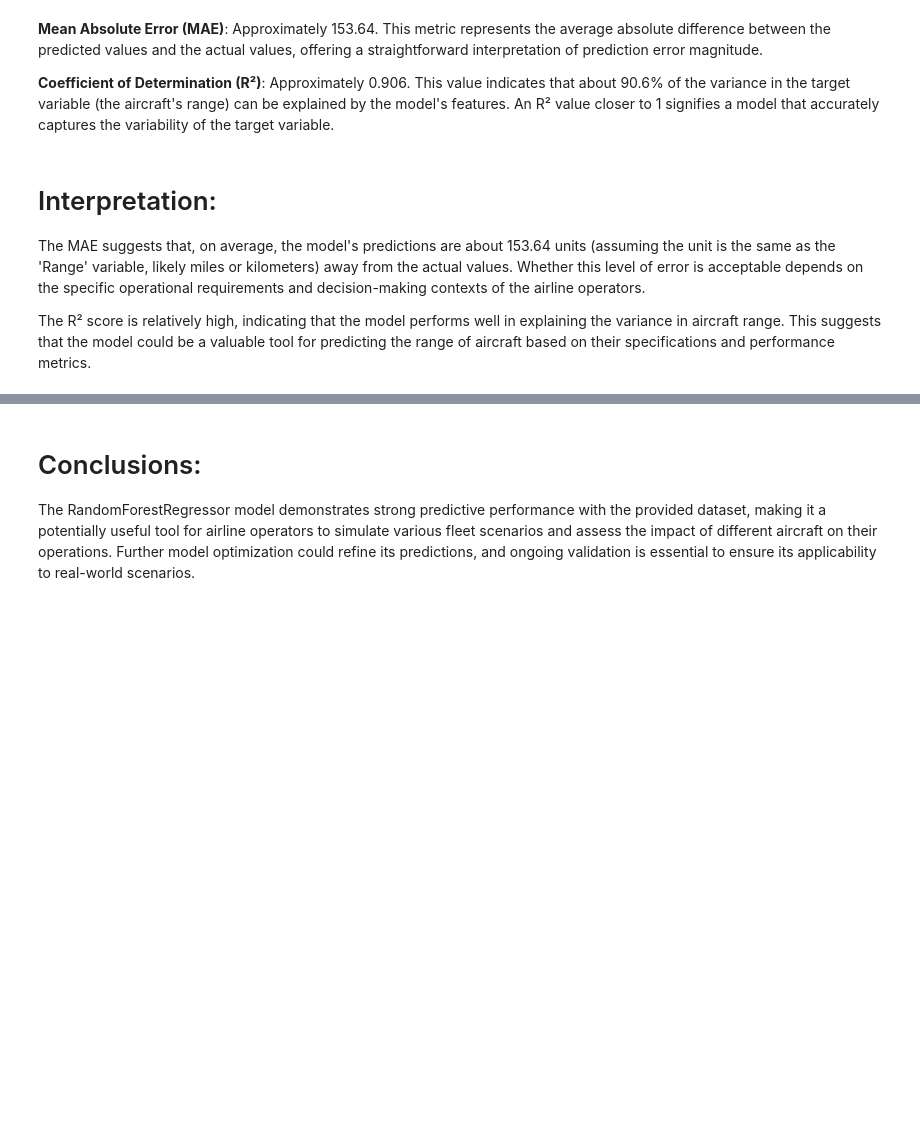
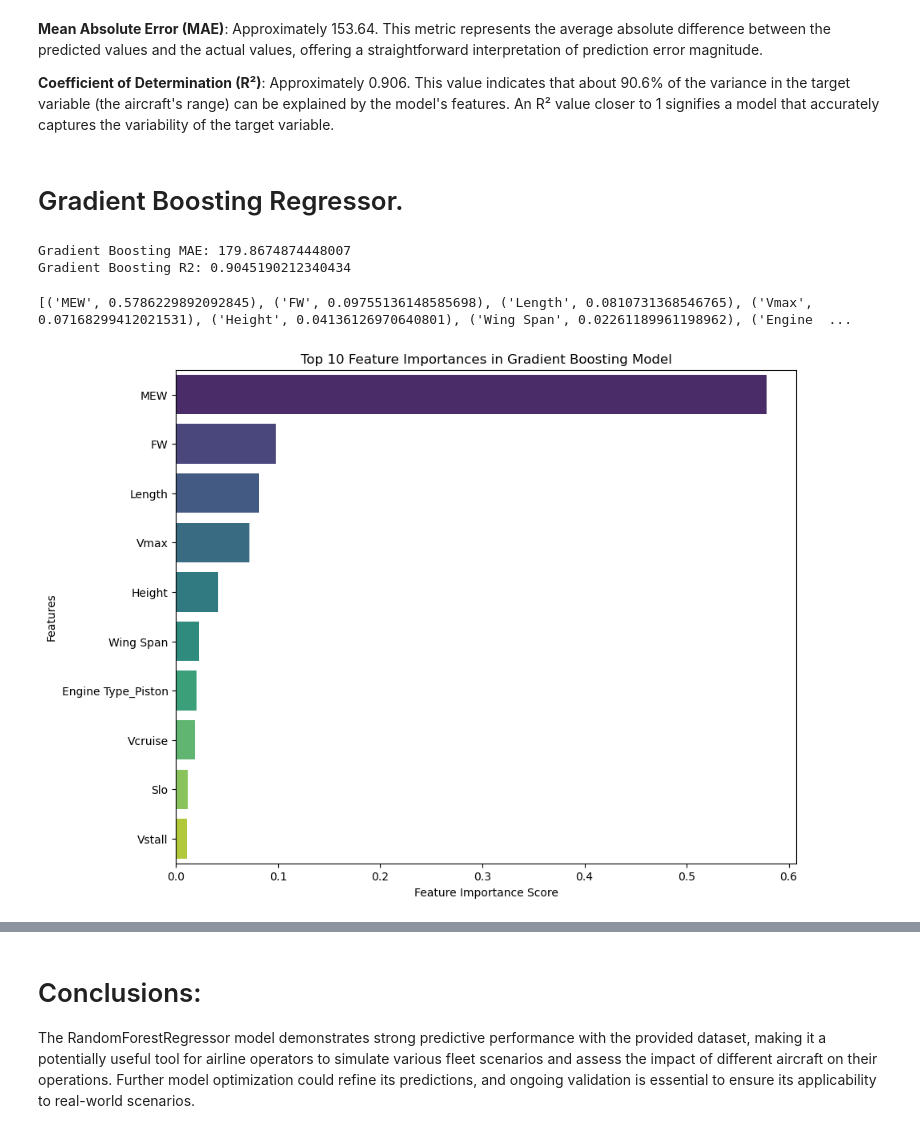
Before and after one commit to offbeatraj/fleet_management, a Jupyter notebook: assignment2-modelling excercise.ipynb, the cells around one changed output, grey strips where cells are left out. Cells and saved outputs as stored; diff of their text form; code cells hidden in the pictures; blank space fills up the shorter version.

```diff
--- a/assignment2-modelling excercise.ipynb
+++ b/assignment2-modelling excercise.ipynb
@@ -373,9 +373,76 @@ mae, r2
 **Mean Absolute Error (MAE)**: Approximately 153.64. This metric represents the average absolute difference between the predicted values and the actual values, offering a straightforward interpretation of prediction error magnitude.
 
 **Coefficient of Determination (R²)**: Approximately 0.906. This value indicates that about 90.6% of the variance in the target variable (the aircraft's range) can be explained by the model's features. An R² value closer to 1 signifies a model that accurately captures the variability of the target variable.
-# %% [markdown]
-# Interpretation:
-
-The MAE suggests that, on average, the model's predictions are about 153.64 units (assuming the unit is the same as the 'Range' variable, likely miles or kilometers) away from the actual values. Whether this level of error is acceptable depends on the specific operational requirements and decision-making contexts of the airline operators.
-
-The R² score is relatively high, indicating that the model performs well in explaining the variance in aircraft range. This suggests that the model could be a valuable tool for predicting the range of aircraft based on their specifications and performance metrics.
+# %% [markdown]
+# Gradient Boosting Regressor.
+# %%
+from sklearn.ensemble import GradientBoostingRegressor
+from sklearn.metrics import mean_absolute_error, r2_score
+
+# Initializing the Gradient Boosting Regressor
+gb_regressor = GradientBoostingRegressor(random_state=42)
+
+# Fitting the model to the training data
+gb_regressor.fit(X_train_prepared, y_train_original)
+
+# Predicting on the test set
+y_pred_gb = gb_regressor.predict(X_test_prepared)
+
+# Calculating evaluation metrics for the Gradient Boosting model
+mae_gb = mean_absolute_error(y_test_original, y_pred_gb)
+r2_gb = r2_score(y_test_original, y_pred_gb)
+
+# Displaying the performance metrics
+print(f"Gradient Boosting MAE: {mae_gb}")
+print(f"Gradient Boosting R2: {r2_gb}")
+# %% [output]
+Gradient Boosting MAE: 179.8674874448007
+Gradient Boosting R2: 0.9045190212340434
+# %%
+# Extracting feature importance from the Gradient Boosting model
+feature_importances_gb = gb_regressor.feature_importances_
+
+# Assuming 'all_feature_names' are defined from the previous RandomForest analysis
+# Mapping feature names with their importance scores
+feature_importance_dict_gb = dict(zip(all_feature_names, feature_importances_gb))
+
+# Sorting features by importance
+sorted_feature_importances_gb = sorted(feature_importance_dict_gb.items(), key=lambda item: item[1], reverse=True)
+
+# Displaying the top 10 most important features for the Gradient Boosting model
+print(sorted_feature_importances_gb[:10])
+# %% [output]
+[('MEW', 0.5786229892092845), ('FW', 0.09755136148585698), ('Length', 0.0810731368546765), ('Vmax', 0.07168299412021531), ('Height', 0.04136126970640801), ('Wing Span', 0.02261189961198962), ('Engine  ...
+# %%
+import matplotlib.pyplot as plt
+import seaborn as sns
+import numpy as np
+
+# Assuming you have 'all_feature_names' from your previous ColumnTransformer and GradientBoostingRegressor as 'gb_regressor'
+
+# Extract feature importances
+feature_importances_gb = gb_regressor.feature_importances_
+
+# Ensure all_feature_names is correctly defined and matches the processed features
+# If all_feature_names is not defined in your context, make sure to reconstruct it from your preprocessor steps
+
+# Combine feature names and their importance scores into a sorted list of tuples
+feature_importance_tuples = list(zip(all_feature_names, feature_importances_gb))
+sorted_feature_importances_gb = sorted(feature_importance_tuples, key=lambda x: x[1], reverse=True)
+
+# Extract the top 10 most important features and their importances
+top_features_gb, top_importances_gb = zip(*sorted_feature_importances_gb[:10])
+
+# Convert the feature names and importances to lists for easier handling by seaborn
+top_features_gb = list(top_features_gb)
+top_importances_gb = list(top_importances_gb)
+
+# Visualization
+plt.figure(figsize=(10, 8))
+sns.barplot(x=top_importances_gb, y=top_features_gb, palette='viridis')
+plt.title('Top 10 Feature Importances in Gradient Boosting Model')
+plt.xlabel('Feature Importance Score')
+plt.ylabel('Features')
+plt.show()
+# %% [output]
+[figure, added]
```
Also changed, not shown: parts of 1 cell of this notebook, 1 other file.
